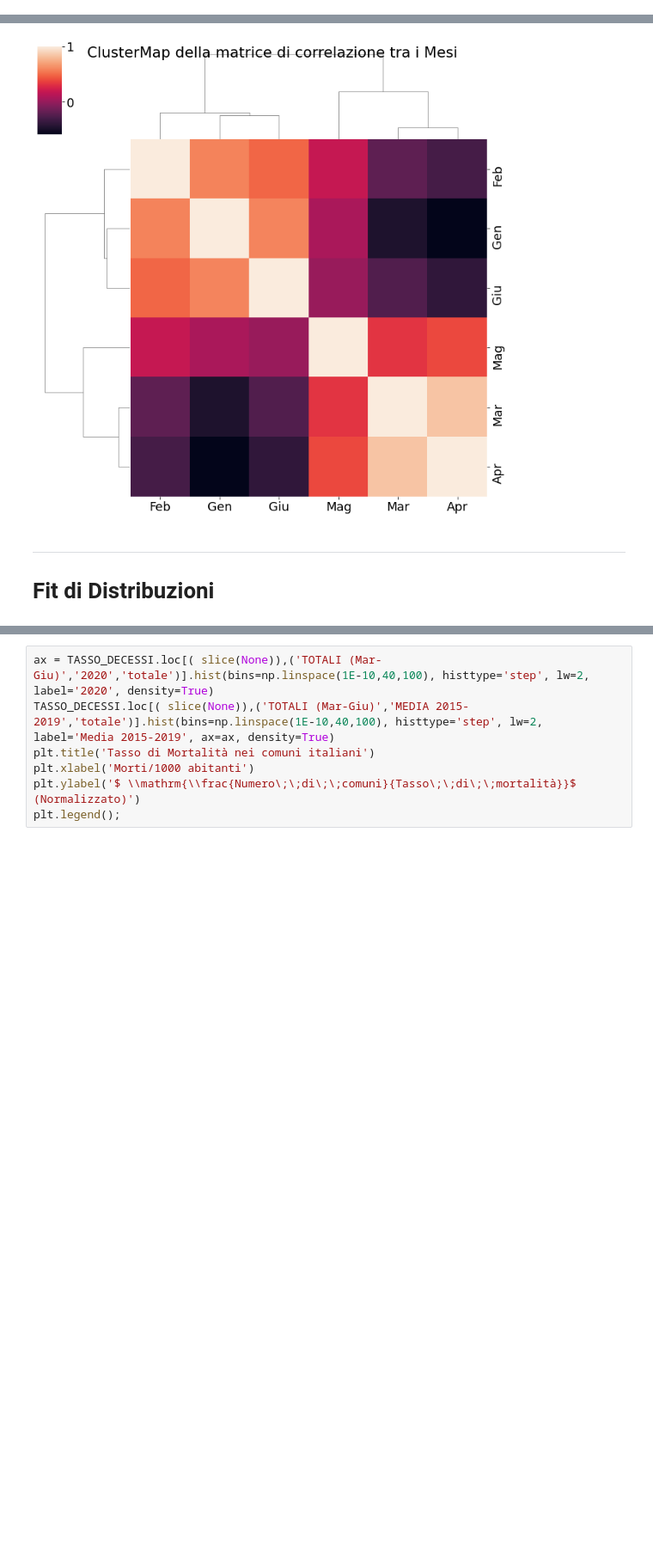
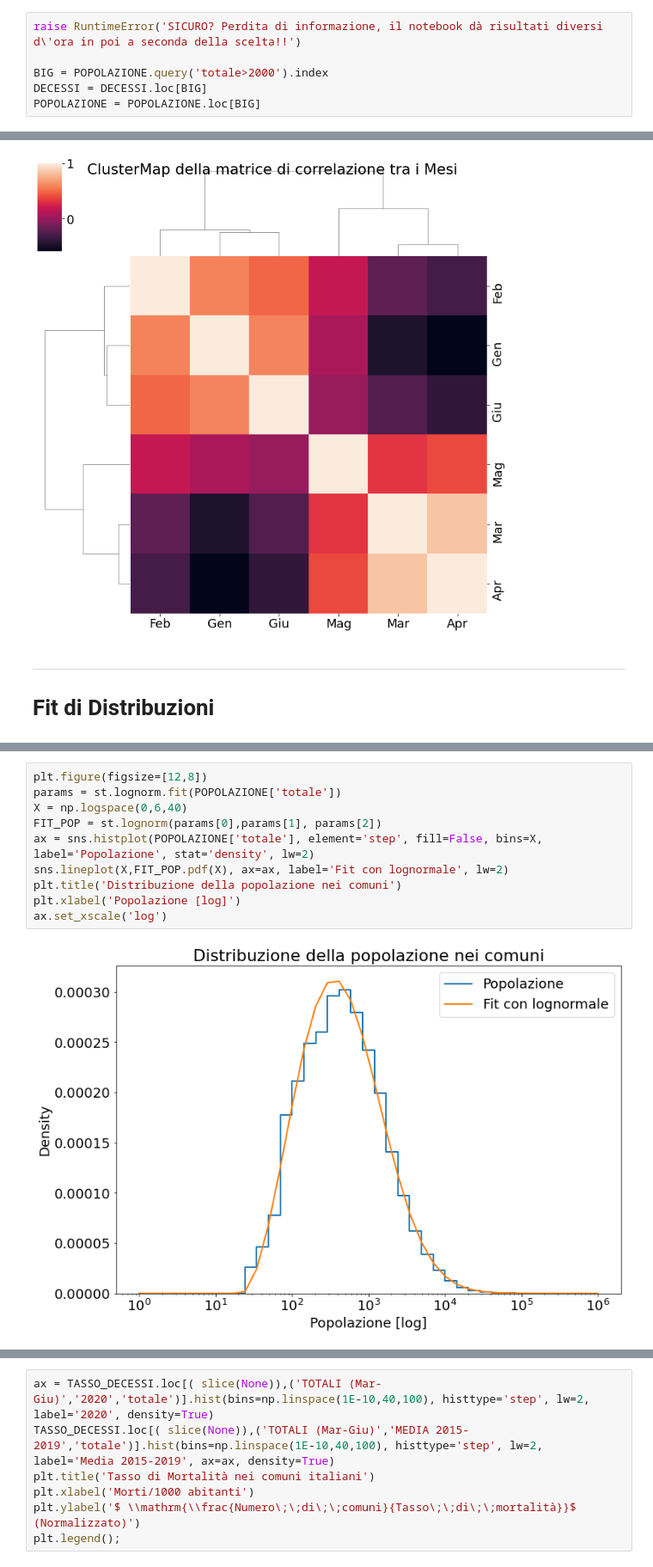
Before and after one commit to EdoardoTronconi/ProgettoPS, a Jupyter notebook: Esame_Tronconi_975734.ipynb, the cells around one changed output, grey strips where cells are left out. Shown at 86% size. Cells and saved outputs as stored; diff of their text form; blank space fills up the shorter version.

```diff
--- a/Esame_Tronconi_975734.ipynb
+++ b/Esame_Tronconi_975734.ipynb
@@ -319,3 +338,9 @@ DECESSI.reset_index().set_index(['REGIONE','PROVINCIA','COMUNE','Zona']).sort_in
+# %%
+raise RuntimeError('SICURO? Perdita di informazione, il notebook dà risultati diversi d\'ora in poi a seconda della scelta!!')
+
+BIG = POPOLAZIONE.query('totale>2000').index
+DECESSI = DECESSI.loc[BIG]
+POPOLAZIONE = POPOLAZIONE.loc[BIG]
 # %% [markdown]
 ***
 # Calcolo Incrementi percentuali dei decessi
@@ -621,0 +666,12 @@ CORR_matrix
+# %%
+plt.figure(figsize=[12,8])
+params = st.lognorm.fit(POPOLAZIONE['totale'])
+X = np.logspace(0,6,40)
+FIT_POP = st.lognorm(params[0],params[1], params[2])
+ax = sns.histplot(POPOLAZIONE['totale'], element='step', fill=False, bins=X, label='Popolazione', stat='density', lw=2)
+sns.lineplot(X,FIT_POP.pdf(X), ax=ax, label='Fit con lognormale', lw=2)
+plt.title('Distribuzione della popolazione nei comuni')
+plt.xlabel('Popolazione [log]')
+ax.set_xscale('log')
+# %% [output]
+[figure, added]
```
Also changed, not shown: parts of 41 cells of this notebook.
